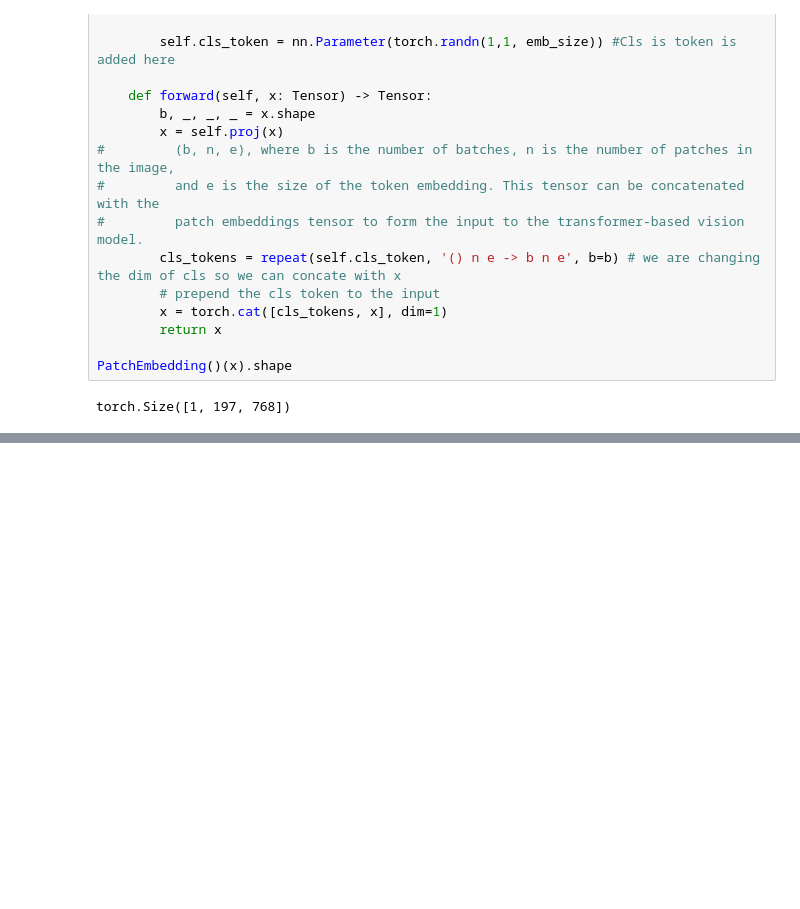
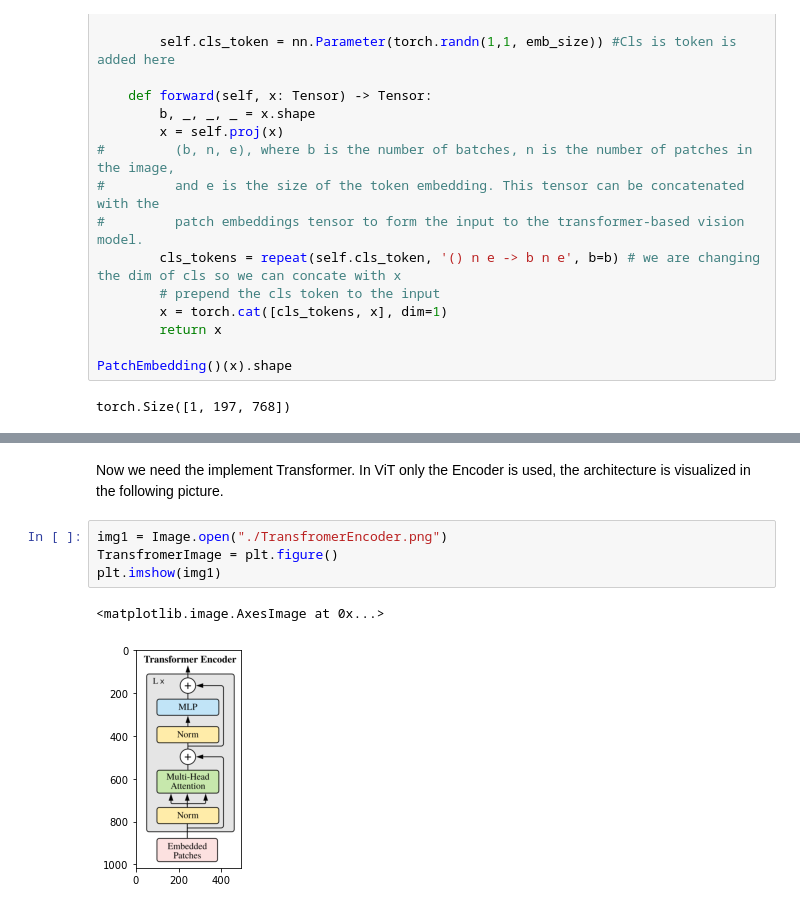
Before and after one commit to MuhammadNizamani/Implementing-Vision-Transformer, a Jupyter notebook: logic and trying of the code/VIT pytorch.ipynb, the cells around one changed output, grey strips where cells are left out. Saved outputs shown, nothing was run; the diff lists cells and outputs as text; blank space fills up the shorter version.

```diff
--- a/logic and trying of the code/VIT pytorch.ipynb
+++ b/logic and trying of the code/VIT pytorch.ipynb
@@ -127,0 +157,9 @@ torch.Size([1, 197, 768])
+# %% [markdown]
+Now we need the implement Transformer. In ViT only the Encoder is used, the architecture is visualized in the following picture.
+# %%
+img1 = Image.open("./TransfromerEncoder.png")
+TransfromerImage = plt.figure()
+plt.imshow(img1)
+# %% [output]
+<matplotlib.image.AxesImage at 0x...>
+[figure, added]
```
Also changed, not shown: parts of 3 cells of this notebook, 2 other files.
